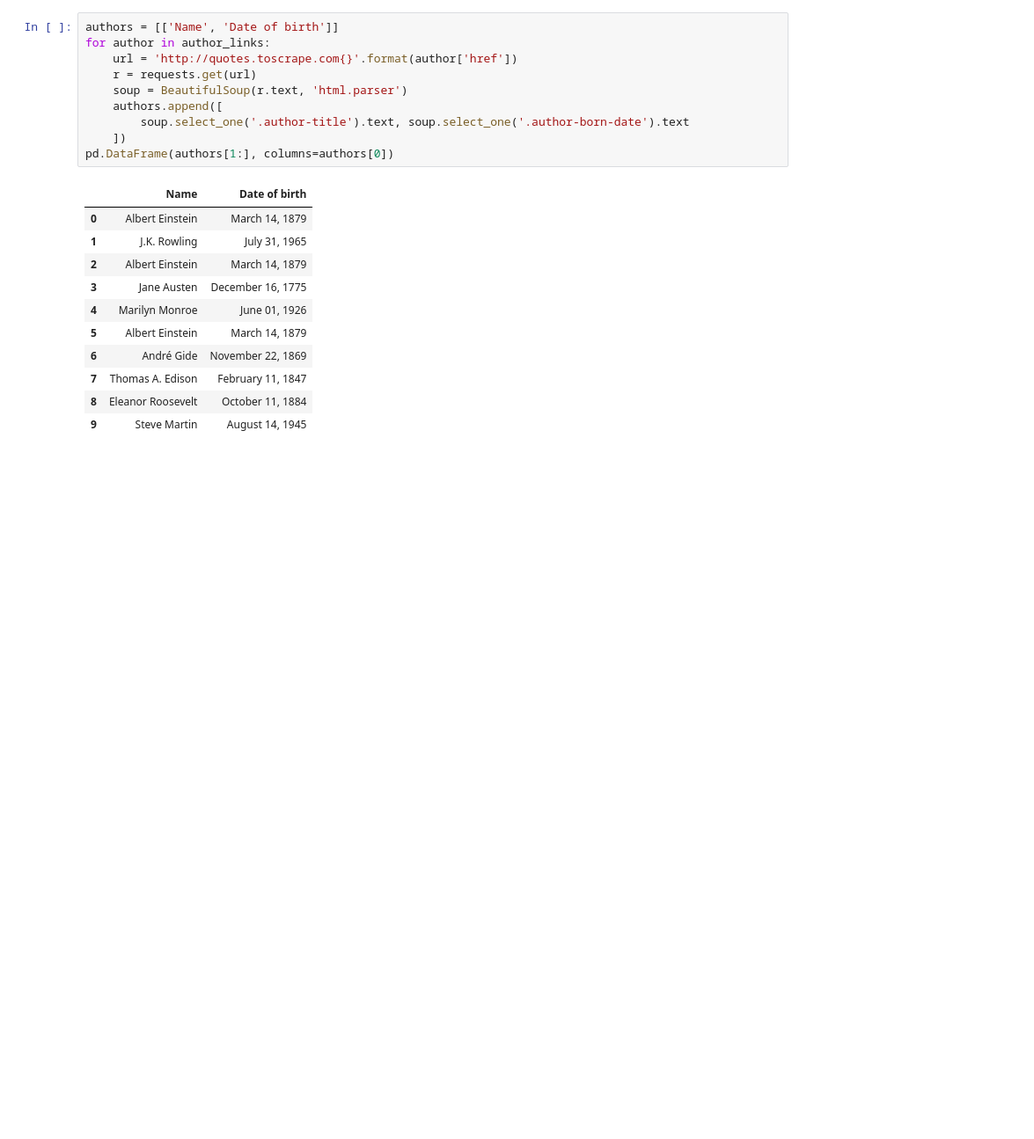
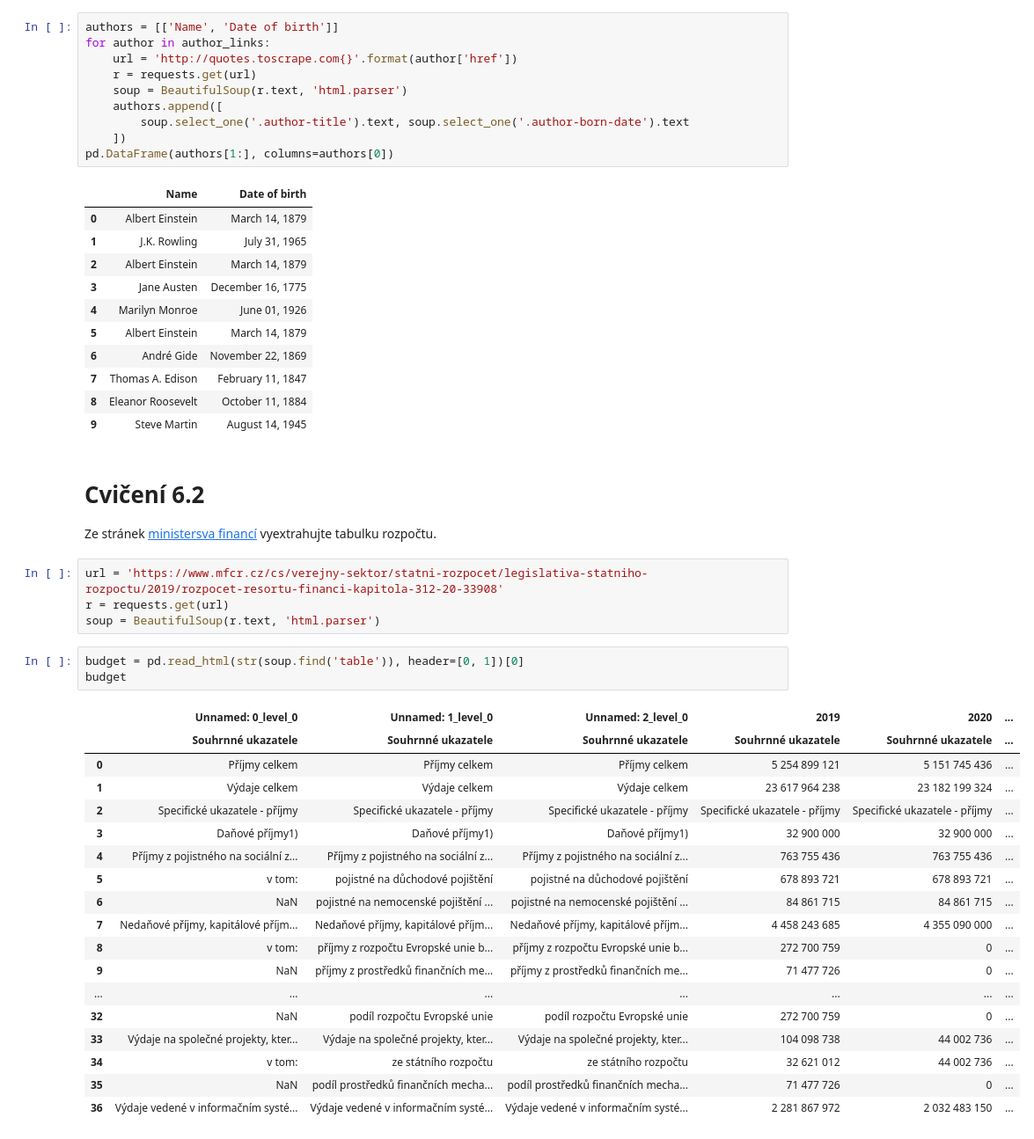
Before and after one commit to sedlakovi/webscraping, a Jupyter notebook: misc.ipynb, the cells around one changed output. Shown at 88% size. Drawn from its saved outputs; the diff is of its cells as text; blank space fills up the shorter version.

```diff
--- a/misc.ipynb
+++ b/misc.ipynb
@@ -158,3 +158,33 @@ pd.DataFrame(authors[1:], columns=authors[0])
 | 7 | Thomas A. Edison | February 11, 1847 |
 | 8 | Eleanor Roosevelt | October 11, 1884 |
 | 9 | Steve Martin | August 14, 1945 |
+# %% [markdown]
+# Cvičení 6.2
+
+Ze stránek [ministersva financí](https://www.mfcr.cz/cs/verejny-sektor/statni-rozpocet/legislativa-statniho-rozpoctu/2019/rozpocet-resortu-financi-kapitola-312-20-33908) vyextrahujte tabulku rozpočtu.
+# %%
+url = 'https://www.mfcr.cz/cs/verejny-sektor/statni-rozpocet/legislativa-statniho-rozpoctu/2019/rozpocet-resortu-financi-kapitola-312-20-33908'
+r = requests.get(url)
+soup = BeautifulSoup(r.text, 'html.parser')
+# %%
+budget = pd.read_html(str(soup.find('table')), header=[0, 1])[0]
+budget
+# %% [output]
+|  | Unnamed: 0_level_0 | Unnamed: 1_level_0 | Unnamed: 2_level_0 | 2019 | 2020 | ... |
+|  | Souhrnné ukazatele | Souhrnné ukazatele | Souhrnné ukazatele | Souhrnné ukazatele | Souhrnné ukazatele | ... |
+| 0 | Příjmy celkem | Příjmy celkem | Příjmy celkem | 5 254 899 121 | 5 151 745 436 | ... |
+| 1 | Výdaje celkem | Výdaje celkem | Výdaje celkem | 23 617 964 238 | 23 182 199 324 | ... |
+| 2 | Specifické ukazatele - příjmy | Specifické ukazatele - příjmy | Specifické ukazatele - příjmy | Specifické ukazatele - příjmy | Specifické ukazatele - příjmy | ... |
+| 3 | Daňové příjmy1) | Daňové příjmy1) | Daňové příjmy1) | 32 900 000 | 32 900 000 | ... |
+| 4 | Příjmy z pojistného na sociální z... | Příjmy z pojistného na sociální z... | Příjmy z pojistného na sociální z... | 763 755 436 | 763 755 436 | ... |
+| 5 | v tom: | pojistné na důchodové pojištění | pojistné na důchodové pojištění | 678 893 721 | 678 893 721 | ... |
+| 6 | NaN | pojistné na nemocenské pojištění ... | pojistné na nemocenské pojištění ... | 84 861 715 | 84 861 715 | ... |
+| 7 | Nedaňové příjmy, kapitálové příjm... | Nedaňové příjmy, kapitálové příjm... | Nedaňové příjmy, kapitálové příjm... | 4 458 243 685 | 4 355 090 000 | ... |
+| 8 | v tom: | příjmy z rozpočtu Evropské unie b... | příjmy z rozpočtu Evropské unie b... | 272 700 759 | 0 | ... |
+| 9 | NaN | příjmy z prostředků finančních me... | příjmy z prostředků finančních me... | 71 477 726 | 0 | ... |
+| ... | ... | ... | ... | ... | ... | ... |
+| 32 | NaN | podíl rozpočtu Evropské unie | podíl rozpočtu Evropské unie | 272 700 759 | 0 | ... |
+| 33 | Výdaje na společné projekty, kter... | Výdaje na společné projekty, kter... | Výdaje na společné projekty, kter... | 104 098 738 | 44 002 736 | ... |
+| 34 | v tom: | ze státního rozpočtu | ze státního rozpočtu | 32 621 012 | 44 002 736 | ... |
+| 35 | NaN | podíl prostředků finančních mecha... | podíl prostředků finančních mecha... | 71 477 726 | 0 | ... |
+| 36 | Výdaje vedené v informačním systé... | Výdaje vedené v informačním systé... | Výdaje vedené v informačním systé... | 2 281 867 972 | 2 032 483 150 | ... |
```
Also changed, not shown: parts of 1 cell of this notebook, 1 other file.
